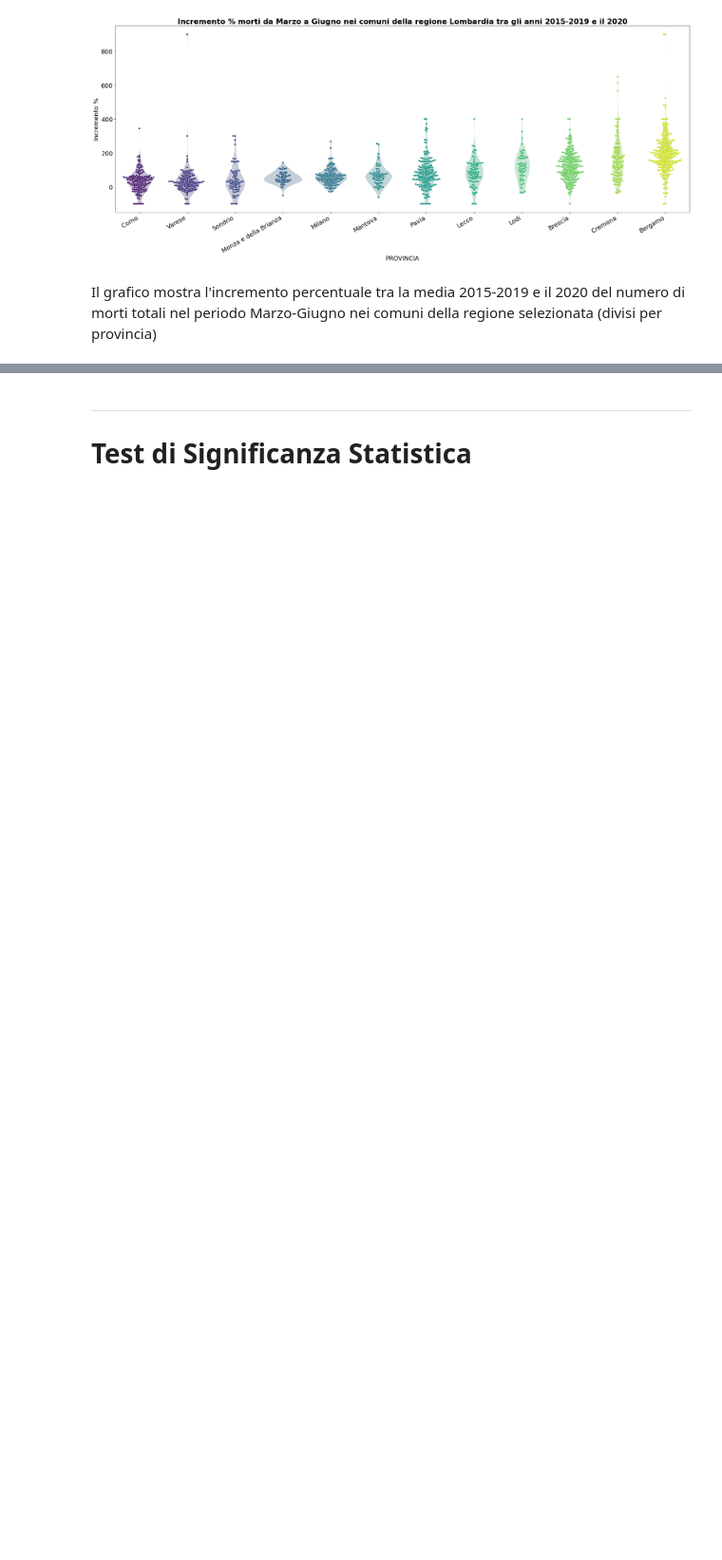
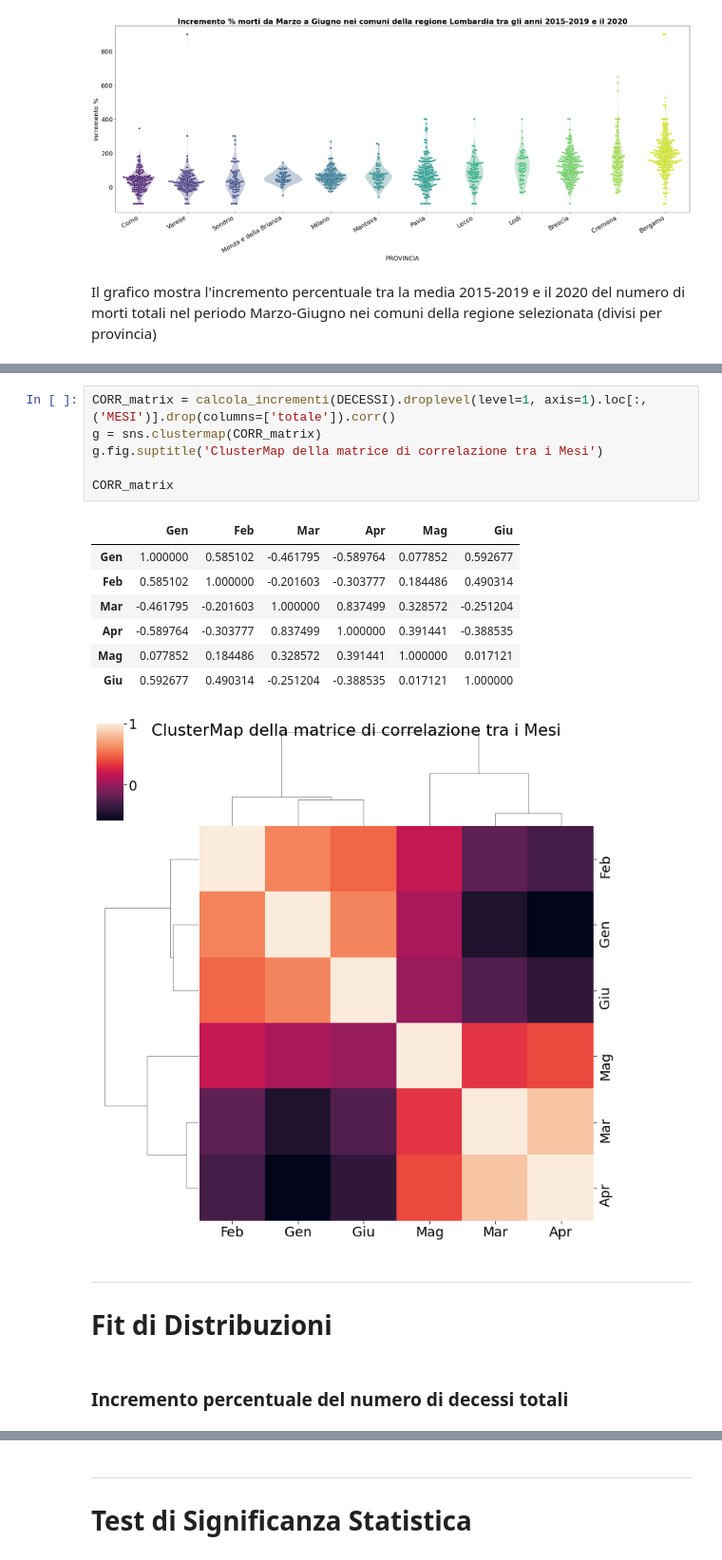
Before and after one commit to EdoardoTronconi/ProgettoPS, a Jupyter notebook: Esame_Tronconi_975734.ipynb, the cells around one changed output, grey strips where cells are left out. Shown at 95% size. Saved outputs shown, nothing was run; the diff lists cells and outputs as text; blank space fills up the shorter version.

```diff
--- a/Esame_Tronconi_975734.ipynb
+++ b/Esame_Tronconi_975734.ipynb
@@ -739,0 +602,20 @@ st.norm.fit(incrDecessi_Over65_su_Tot.replace([np.inf,-np.inf],np.nan).dropna())
+# %%
+CORR_matrix = calcola_incrementi(DECESSI).droplevel(level=1, axis=1).loc[:,('MESI')].drop(columns=['totale']).corr()
+g = sns.clustermap(CORR_matrix)
+g.fig.suptitle('ClusterMap della matrice di correlazione tra i Mesi')
+
+CORR_matrix
+# %% [output]
+|  | Gen | Feb | Mar | Apr | Mag | Giu |
+| Gen | 1.000000 | 0.585102 | -0.461795 | -0.589764 | 0.077852 | 0.592677 |
+| Feb | 0.585102 | 1.000000 | -0.201603 | -0.303777 | 0.184486 | 0.490314 |
+| Mar | -0.461795 | -0.201603 | 1.000000 | 0.837499 | 0.328572 | -0.251204 |
+| Apr | -0.589764 | -0.303777 | 0.837499 | 1.000000 | 0.391441 | -0.388535 |
+| Mag | 0.077852 | 0.184486 | 0.328572 | 0.391441 | 1.000000 | 0.017121 |
+| Giu | 0.592677 | 0.490314 | -0.251204 | -0.388535 | 0.017121 | 1.000000 |
+[figure, added]
+# %% [markdown]
+***
+# Fit di Distribuzioni
+# %% [markdown]
+### Incremento percentuale del numero di decessi totali
```
Also changed, not shown: parts of 81 cells of this notebook.
